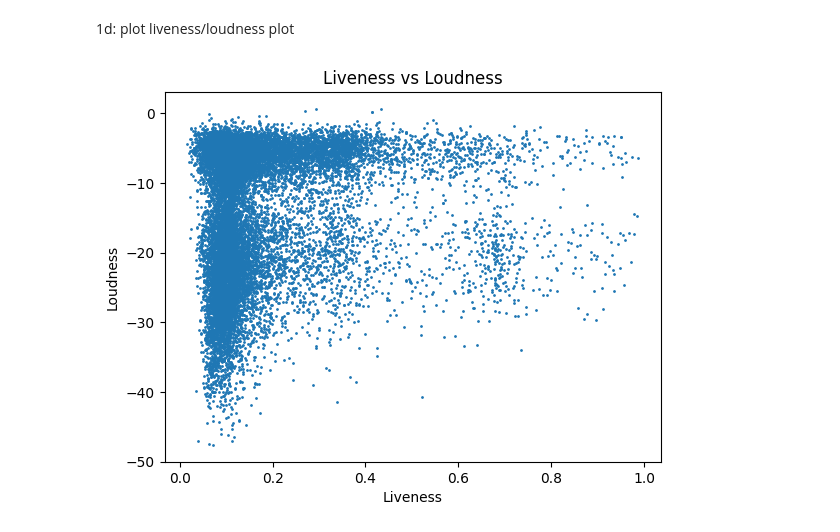
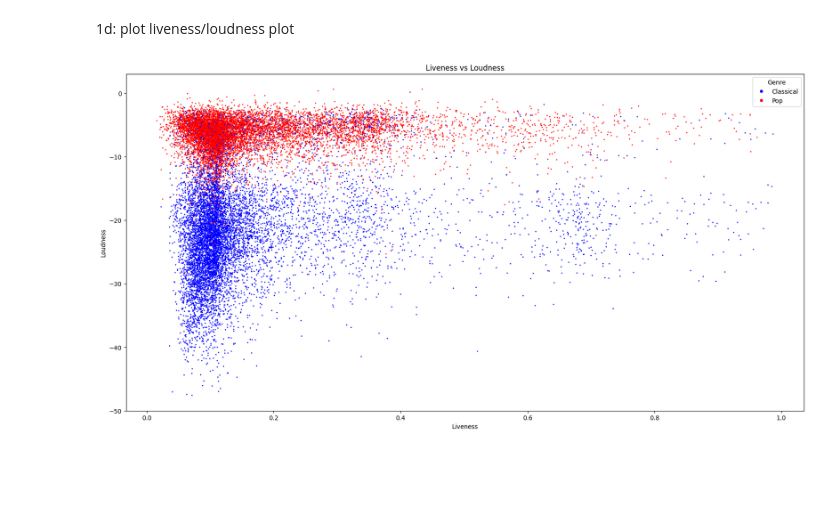
Before and after one commit to BastiaanRibbers/test, a Jupyter notebook: FYS_2021_ASSIGNMENT_1.ipynb, the cells around one changed output. Drawn from its saved outputs; the diff is of its cells as text; code cells hidden in the pictures; blank space fills up the shorter version.

```diff
--- a/FYS_2021_ASSIGNMENT_1.ipynb
+++ b/FYS_2021_ASSIGNMENT_1.ipynb
@@ -41,13 +41,23 @@ livenessLoudness = classicalAndPop[["index","liveness", "loudness"]].to_numpy()
 genre = classicalAndPop[["index","genre"]].to_numpy()
 # %% [markdown]
 1d: plot liveness/loudness plot
-# %%
-import matplotlib.pyplot as plt
-
-plt.scatter(livenessLoudness[:, 1], livenessLoudness[:, 2],s=1)
-plt.xlabel("Liveness")
-plt.ylabel("Loudness")
-plt.title("Liveness vs Loudness")
-plt.show()
-# %% [output]
-[figure, removed]
+# %%
+import matplotlib.pyplot as plt
+
+plt.figure(figsize=(20, 10))
+plt.scatter(classicalAndPop.to_numpy()[:, 2], classicalAndPop.to_numpy()[:, 3],s=1,c=classicalAndPop.to_numpy()[:,1],cmap="bwr")
+plt.xlabel("Liveness")
+plt.ylabel("Loudness")
+plt.title("Liveness vs Loudness")
+
+from matplotlib.lines import Line2D
+legend_elements = [
+    Line2D([0], [0], marker='o', color='w', label='Classical',
+           markerfacecolor='blue', markersize=6),
+    Line2D([0], [0], marker='o', color='w', label='Pop',
+           markerfacecolor='red', markersize=6)
+]
+plt.legend(handles=legend_elements, title="Genre")
+plt.show()
+# %% [output]
+[figure, added]
```
